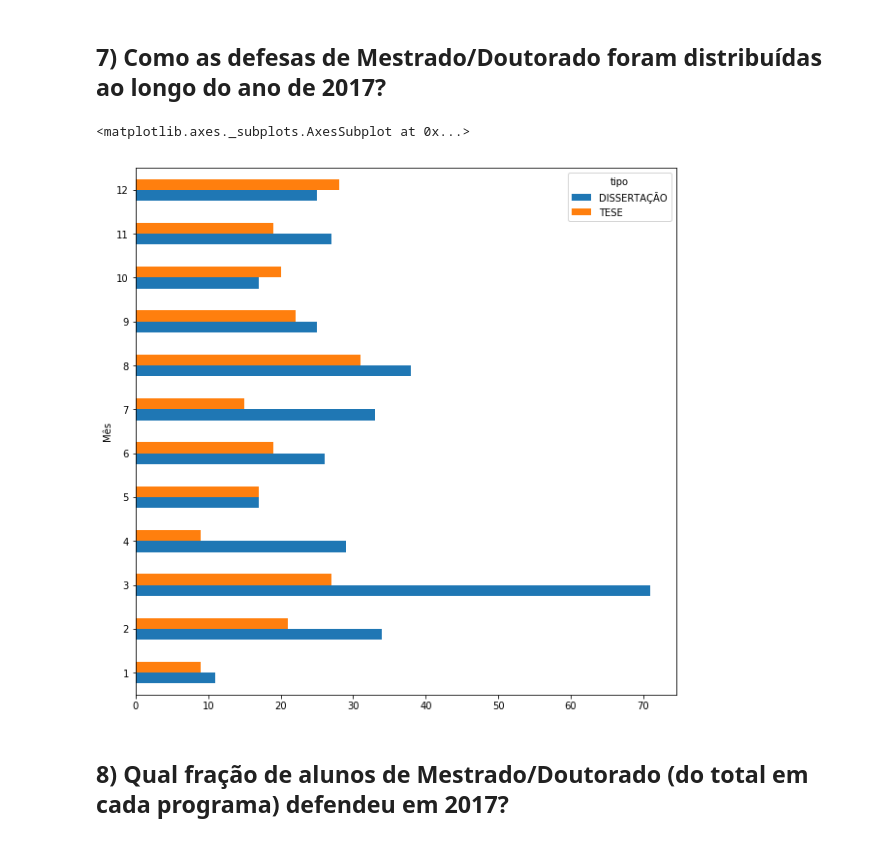
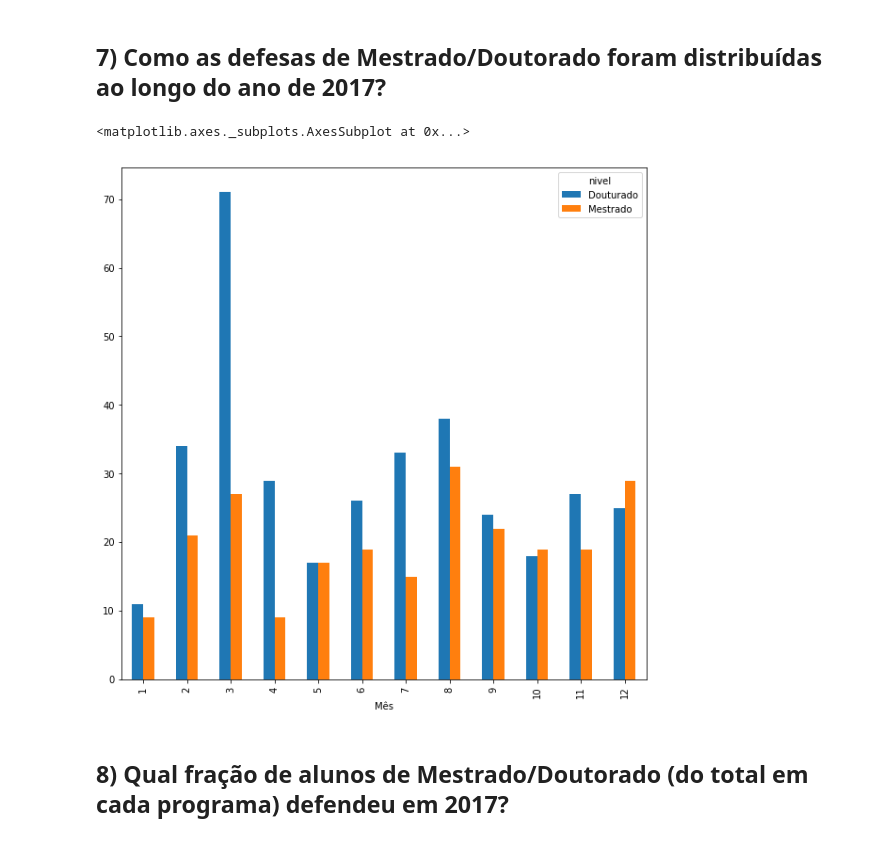
Before and after one commit to leotok/INF1032, a Jupyter notebook: T1-1.ipynb, the cells around one changed output. Drawn from its saved outputs; the diff is of its cells as text; code cells hidden in the pictures.

```diff
--- a/T1-1.ipynb
+++ b/T1-1.ipynb
@@ -160,9 +160,12 @@ for p in aluno_prof.programa.unique():
 # %% [markdown]
 ## 5) Quantos alunos de Mestrado/Doutorado defenderam suas dissertações/teses em 2017 (arquivo trabalhos.csv)?
 # %%
+tipo_map = {'TESE':'Mestrado', 'DISSERTAÇÃO': 'Douturado'}
+
 # precisa filtrar os nulos (verificar nas outras questões também se é necessário)
 trabalhos = trabalhos[trabalhos.abstract.isnull() == False]
 trabalhos = trabalhos[trabalhos.area != '-']
-trabalhos_dist = trabalhos.groupby('tipo').size()
-trabalhos_dist
+trabalhos['nivel'] = trabalhos.apply(lambda x: tipo_map[x['tipo']], axis=1)
+trabalhos_dist = trabalhos.groupby('nivel').size()
+trabalhos_dist.plot.barh(figsize=(10,6))
 # %% [output]
@@ -194,28 +195,28 @@ for p in trabalhos_areas_dist.programa.unique():
 # %%
 trabalhos.data_defesa = pd.to_datetime(trabalhos.data_defesa)
 # Necessário ordenar por data para possuir uma distribuição correta ao longo do tempo
 trabalhos_sort = trabalhos.sort_values(by='data_defesa')
 trabalhos_sort.head()
 
 trabalhos_sort['Mês'] = pd.Series(0, index=trabalhos_sort.index)
 
-trabalhos_sort.loc[((trabalhos_sort['data_defesa'] > '2017-01-01') & (trabalhos_sort['data_defesa'] <= '2017-02-01')), 'Mês'] = 1
-trabalhos_sort.loc[((trabalhos_sort['data_defesa'] > '2017-02-01') & (trabalhos_sort['data_defesa'] <= '2017-03-01')), 'Mês'] = 2
-trabalhos_sort.loc[((trabalhos_sort['data_defesa'] > '2017-03-01') & (trabalhos_sort['data_defesa'] <= '2017-04-01')), 'Mês'] = 3
-trabalhos_sort.loc[((trabalhos_sort['data_defesa'] > '2017-04-01') & (trabalhos_sort['data_defesa'] <= '2017-05-01')), 'Mês'] = 4
-trabalhos_sort.loc[((trabalhos_sort['data_defesa'] > '2017-05-01') & (trabalhos_sort['data_defesa'] <= '2017-06-01')), 'Mês'] = 5
-trabalhos_sort.loc[((trabalhos_sort['data_defesa'] > '2017-06-01') & (trabalhos_sort['data_defesa'] <= '2017-07-01')), 'Mês'] = 6
-trabalhos_sort.loc[((trabalhos_sort['data_defesa'] > '2017-07-01') & (trabalhos_sort['data_defesa'] <= '2017-08-01')), 'Mês'] = 7
-trabalhos_sort.loc[((trabalhos_sort['data_defesa'] > '2017-08-01') & (trabalhos_sort['data_defesa'] <= '2017-09-01')), 'Mês'] = 8
-trabalhos_sort.loc[((trabalhos_sort['data_defesa'] > '2017-09-01') & (trabalhos_sort['data_defesa'] <= '2017-10-01')), 'Mês'] = 9
-trabalhos_sort.loc[((trabalhos_sort['data_defesa'] > '2017-10-01') & (trabalhos_sort['data_defesa'] <= '2017-11-01')), 'Mês'] = 10
-trabalhos_sort.loc[((trabalhos_sort['data_defesa'] > '2017-11-01') & (trabalhos_sort['data_defesa'] <= '2017-12-01')), 'Mês'] = 11
-trabalhos_sort.loc[((trabalhos_sort['data_defesa'] > '2017-12-01') & (trabalhos_sort['data_defesa'] <= '2018-01-01')), 'Mês'] = 12
+trabalhos_sort.loc[(trabalhos_sort['data_defesa'].dt.month == 1), 'Mês'] = 1
+trabalhos_sort.loc[(trabalhos_sort['data_defesa'].dt.month == 2), 'Mês'] = 2
+trabalhos_sort.loc[(trabalhos_sort['data_defesa'].dt.month == 3), 'Mês'] = 3
+trabalhos_sort.loc[(trabalhos_sort['data_defesa'].dt.month == 4), 'Mês'] = 4
+trabalhos_sort.loc[(trabalhos_sort['data_defesa'].dt.month == 5), 'Mês'] = 5
+trabalhos_sort.loc[(trabalhos_sort['data_defesa'].dt.month == 6), 'Mês'] = 6
+trabalhos_sort.loc[(trabalhos_sort['data_defesa'].dt.month == 7), 'Mês'] = 7
+trabalhos_sort.loc[(trabalhos_sort['data_defesa'].dt.month == 8), 'Mês'] = 8
+trabalhos_sort.loc[(trabalhos_sort['data_defesa'].dt.month == 9), 'Mês'] = 9
+trabalhos_sort.loc[(trabalhos_sort['data_defesa'].dt.month == 10), 'Mês'] = 10
+trabalhos_sort.loc[(trabalhos_sort['data_defesa'].dt.month == 11), 'Mês'] = 11
+trabalhos_sort.loc[(trabalhos_sort['data_defesa'].dt.month == 12), 'Mês'] = 12
 
-trabalhos_mes = trabalhos_sort.groupby(['Mês','tipo']).size().unstack('tipo')
-trabalhos_mes.plot.barh(figsize=(10,10))
+trabalhos_mes = trabalhos_sort.groupby(['Mês','nivel']).size().unstack('nivel')
+trabalhos_mes.plot.bar(figsize=(10,10))
 # %% [output]
 <matplotlib.axes._subplots.AxesSubplot at 0x...>
-[figure, old version]
+[figure, new version]
 # %% [markdown]
 ## 8) Qual fração de alunos de Mestrado/Doutorado (do total em cada programa) defendeu em 2017?
```
Also changed, not shown: parts of 7 cells of this notebook.
